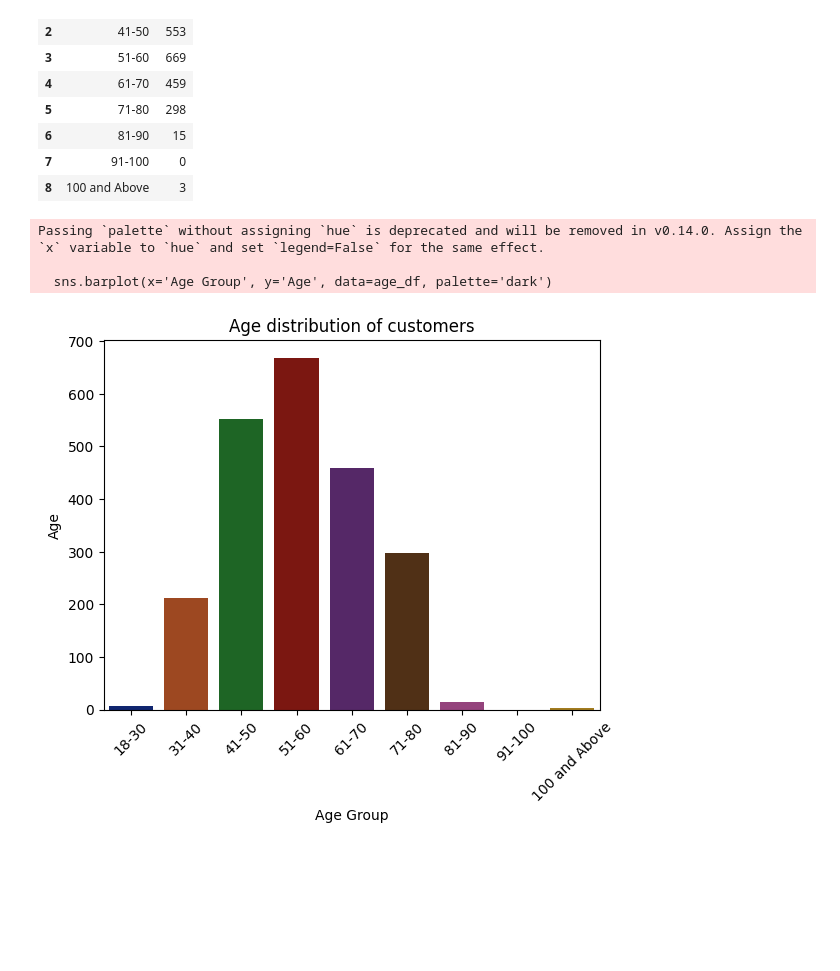
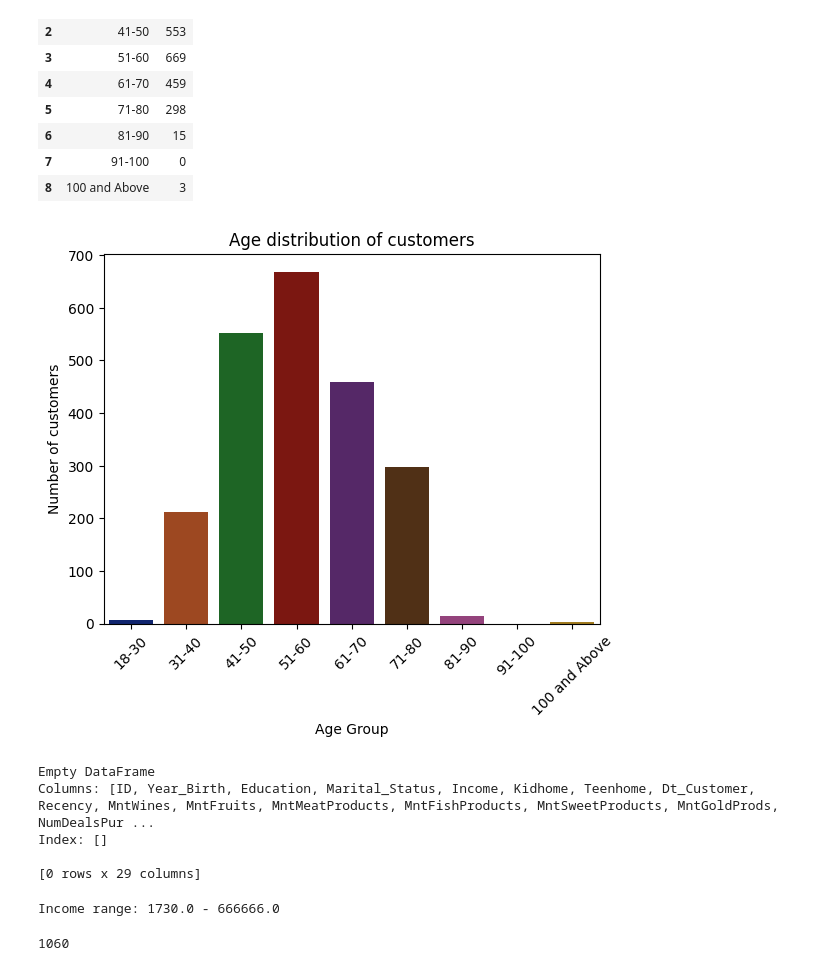
Before and after one commit to CisseBenn/Customer-Personality-Analysis, a Jupyter notebook: main.ipynb, the cells around one changed output. Drawn from its saved outputs; the diff is of its cells as text; code cells hidden in the pictures; blank space fills up the shorter version.

Commit message:
Plotted histogram

```diff
--- a/main.ipynb
+++ b/main.ipynb
@@ -344,14 +344,27 @@ age_df
 | 8 | 100 and Above | 3 |
 # %%
 #Plot histograms or bar charts to visualize the age distribution of customers.
-sns.barplot(x='Age Group', y='Age', data=age_df, palette='dark')
+sns.barplot(x='Age Group', y='Age', data=age_df, palette='dark', hue='Age Group', legend=False)
 plt.title('Age distribution of customers')
 plt.xlabel('Age Group')
-plt.ylabel('Age')
+plt.ylabel('Number of customers')
 plt.xticks(rotation=45)
 plt.show()
 # %% [output]
-Passing `palette` without assigning `hue` is deprecated and will be removed in v0.14.0. Assign the `x` variable to `hue` and set `legend=False` for the same effect.
-
-  sns.barplot(x='Age Group', y='Age', data=age_df, palette='dark')
-[figure, old version]
+[figure, new version]
+# %%
+print(df[df.isnull().any(axis=1)]) #Checking for missing rows in the dataset.
+# %% [output]
+Empty DataFrame
+Columns: [ID, Year_Birth, Education, Marital_Status, Income, Kidhome, Teenhome, Dt_Customer, Recency, MntWines, MntFruits, MntMeatProducts, MntFishProducts, MntSweetProducts, MntGoldProds, NumDealsPur ...
+Index: []
+
+[0 rows x 29 columns]
+# %%
+                                #3. Income Analysis
+#Analyze the distribution of customer Income (e.g., using histograms, box plots).
+df_min = df['Income'].min()
+df_max = df['Income'].max()
+print(f'Income range: {df_min} - {df_max}')
+# %% [output]
+Income range: 1730.0 - 666666.0
@@ -357,0 +416,4 @@ Passing `palette` without assigning `hue` is deprecated and will be removed in v
+# %%
+print(len(d1))
+# %% [output]
+1060
```
Also changed, not shown: parts of 3 cells of this notebook.
